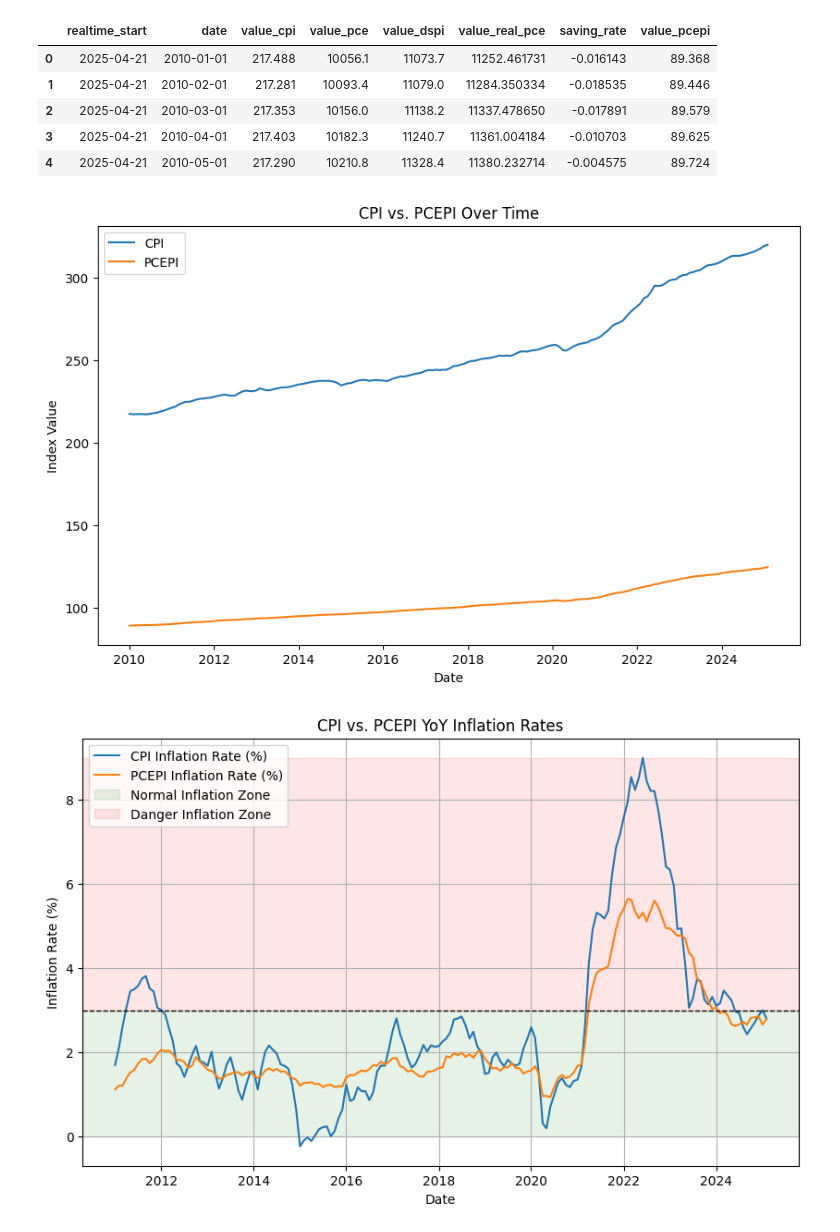
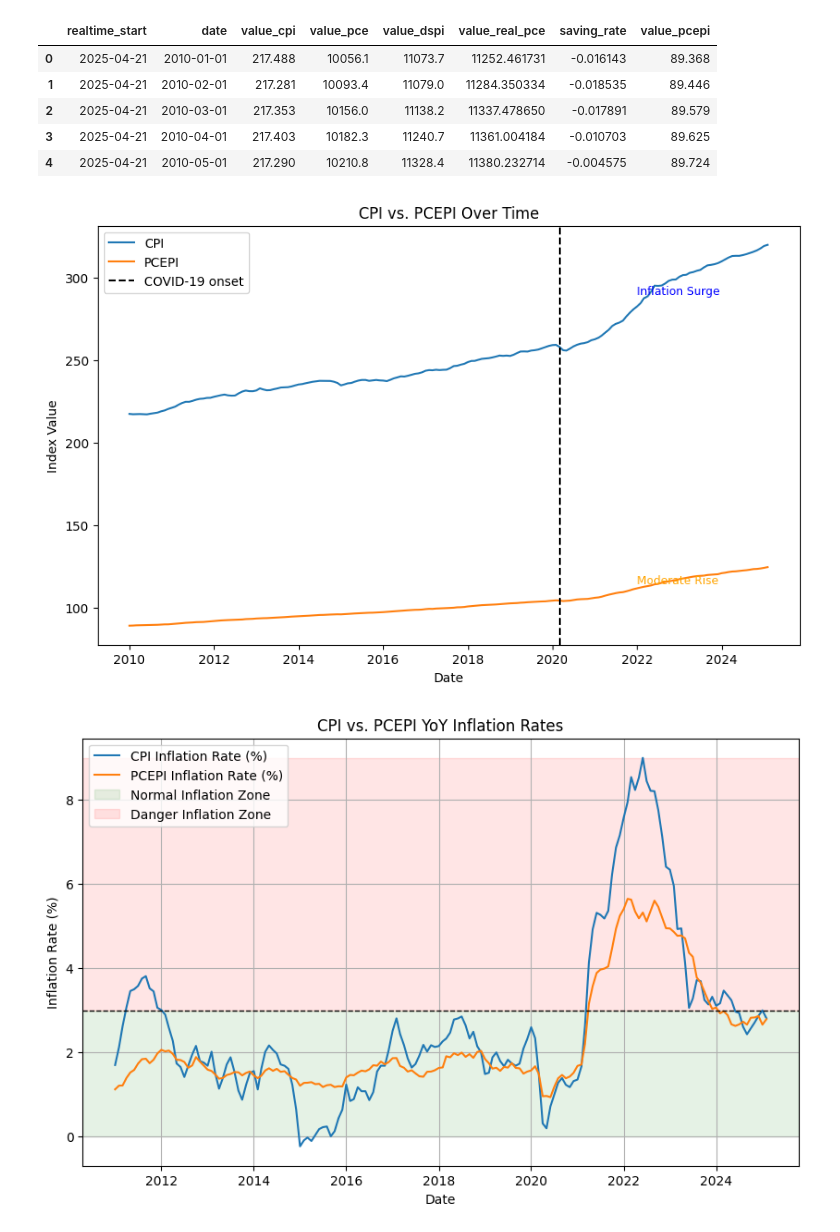
Before and after one commit to nguyen010103/us-consumer-spending-inflation, a Jupyter notebook: notebook/Analysis_01.ipynb, the cells around one changed output. Drawn from its saved outputs; the diff is of its cells as text; code cells hidden in the pictures.

```diff
--- a/notebook/Analysis_01.ipynb
+++ b/notebook/Analysis_01.ipynb
@@ -177,15 +200,21 @@ df.head()
 # %%
 # Plotting CPI and PCEPI over time
 plt.figure(figsize=(10,6))
 plt.plot(df['date'], df['value_cpi'], label='CPI')
 plt.plot(df['date'], df['value_pcepi'], label='PCEPI')
+
+#annotate the covid period and where the inflation happen
+plt.axvline(x=covid_date, color='black', linestyle='--', linewidth=1.5, label='COVID-19 onset')
+plt.text(pd.to_datetime('2022-01-01'), 290, 'Inflation Surge', fontsize=9, color='blue')
+plt.text(pd.to_datetime('2022-01-01'), 115, 'Moderate Rise', fontsize=9, color='orange')
+
 plt.xlabel('Date')
 plt.ylabel('Index Value')
 plt.title('CPI vs. PCEPI Over Time')
 plt.legend()
 plt.show()
 # %% [output]
-[figure, old version]
+[figure, new version]
 # %%
 # Calculate monthly % change
 df['cpi_pct_change'] = df['value_cpi'].pct_change(periods=12) * 100
```
Also changed, not shown: parts of 2 cells of this notebook, 1 other file.
